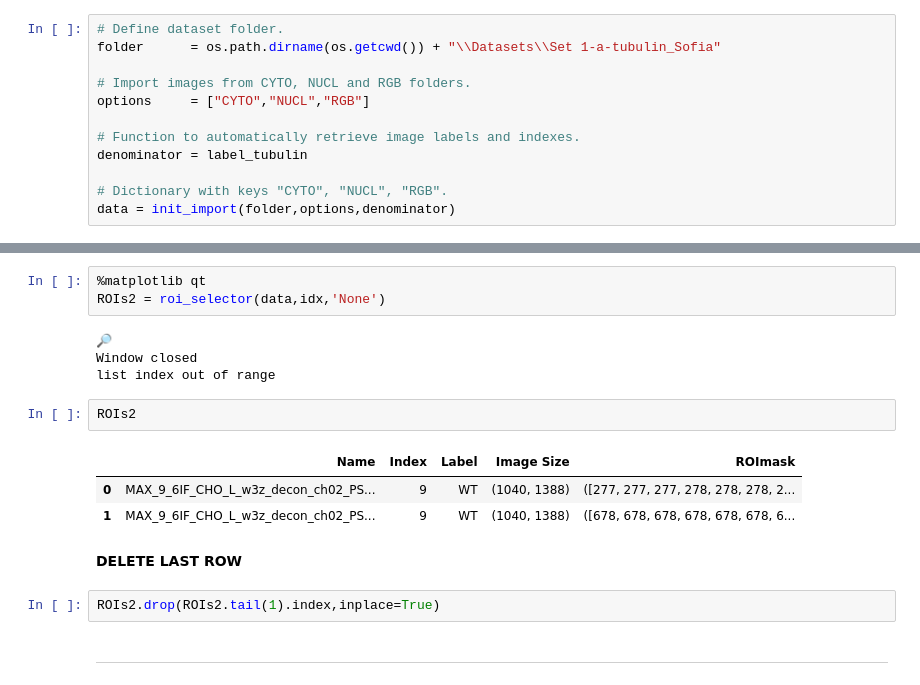
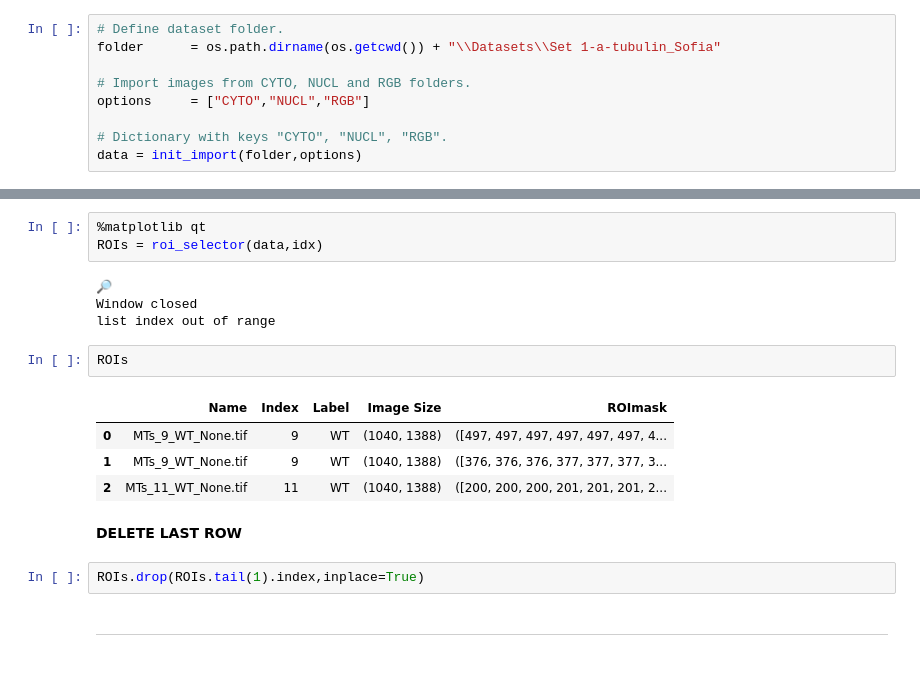
Before and after one commit to diogojfv/aTubulinOrganization, a Jupyter notebook: 4 - Cell Segmentation.ipynb, the cells around one changed output, grey strips where cells are left out. Cells and saved outputs as stored; diff of their text form.

```diff
--- a/4 - Cell Segmentation.ipynb
+++ b/4 - Cell Segmentation.ipynb
@@ -43,9 +43,6 @@ folder      = os.path.dirname(os.getcwd()) + "\\Datasets\\Set 1-a-tubulin_Sofia"
 # Import images from CYTO, NUCL and RGB folders.
 options     = ["CYTO","NUCL","RGB"]
 
-# Function to automatically retrieve image labels and indexes.
-denominator = label_tubulin
-
 # Dictionary with keys "CYTO", "NUCL", "RGB".
-data = init_import(folder,options,denominator)
+data = init_import(folder,options)
 # %% [output]
@@ -80,21 +92,22 @@ Image 9 (WT) selected.
 </div>
 # %%
 %matplotlib qt
-ROIs2 = roi_selector(data,idx,'None')
+ROIs = roi_selector(data,idx)
 # %% [output]
 🔎
 Window closed
 list index out of range
 # %%
-ROIs2
+ROIs
 # %% [output]
 |  | Name | Index | Label | Image Size | ROImask |
-| 0 | MAX_9_6IF_CHO_L_w3z_decon_ch02_PS... | 9 | WT | (1040, 1388) | ([277, 277, 277, 278, 278, 278, 2... |
-| 1 | MAX_9_6IF_CHO_L_w3z_decon_ch02_PS... | 9 | WT | (1040, 1388) | ([678, 678, 678, 678, 678, 678, 6... |
+| 0 | MTs_9_WT_None.tif | 9 | WT | (1040, 1388) | ([497, 497, 497, 497, 497, 497, 4... |
+| 1 | MTs_9_WT_None.tif | 9 | WT | (1040, 1388) | ([376, 376, 376, 377, 377, 377, 3... |
+| 2 | MTs_11_WT_None.tif | 11 | WT | (1040, 1388) | ([200, 200, 200, 201, 201, 201, 2... |
 # %% [markdown]
 **DELETE LAST ROW**
 # %%
-ROIs2.drop(ROIs2.tail(1).index,inplace=True)
+ROIs.drop(ROIs.tail(1).index,inplace=True)
 # %% [markdown]
 ---
 # %% [markdown]
```
Also changed, not shown: parts of 7 cells of this notebook, 3 other files.
